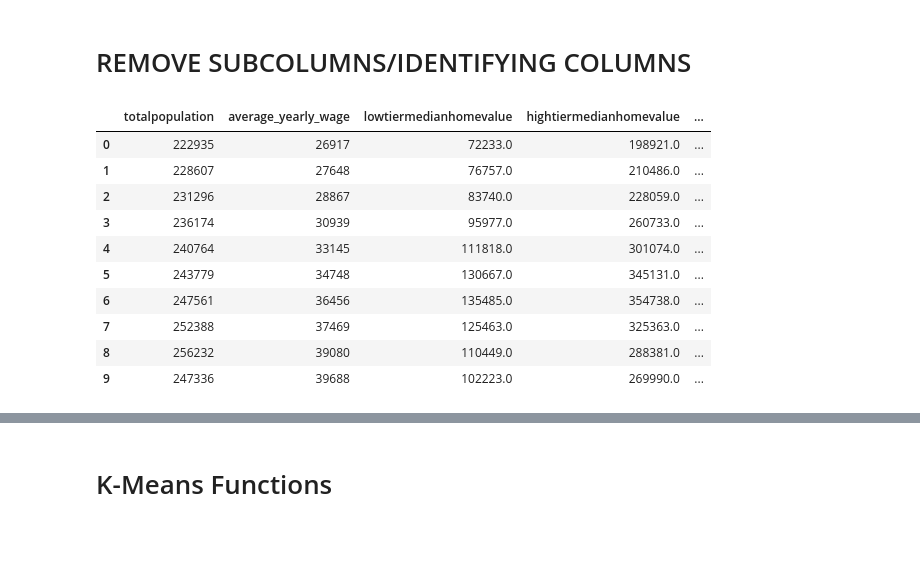
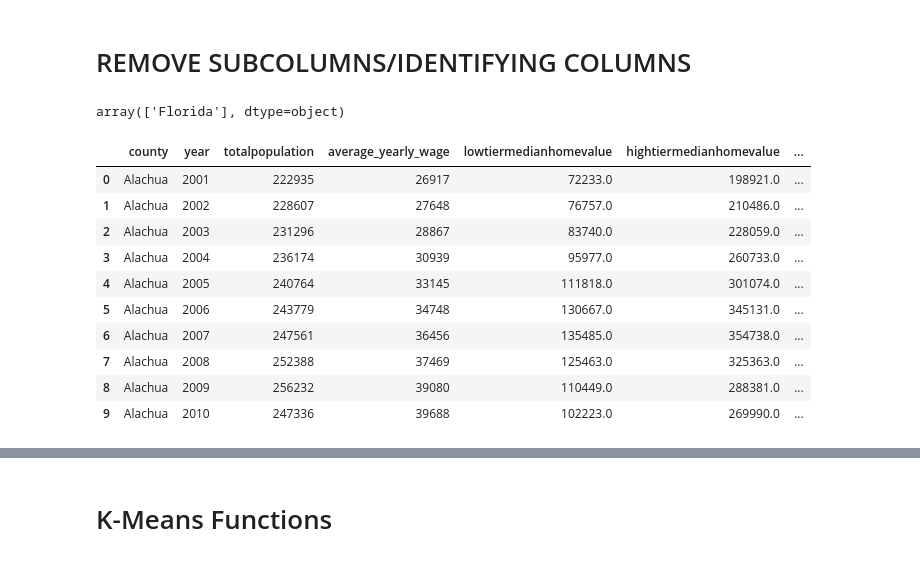
Before and after one commit to Hojo0210/finalProject, a Jupyter notebook: MLtest/MLmodels.ipynb, the cells around one changed output, grey strips where cells are left out. Drawn from its saved outputs; the diff is of its cells as text; code cells hidden in the pictures.

```diff
--- a/MLtest/MLmodels.ipynb
+++ b/MLtest/MLmodels.ipynb
@@ -141,18 +146,22 @@ CountyYrs_df.head(10)
 | 9 | Alachua | 2010 |
 # %% [markdown]
 # REMOVE SUBCOLUMNS/IDENTIFYING COLUMNS
+# %%
+M_df.state.unique()
+# %% [output]
+array(['Florida'], dtype=object)
 # %%
-M_df.drop(columns=["county","year","unincorporatedpop","incorporatedpop"], inplace=True)
+M_df.drop(columns=["state","unincorporatedpop","incorporatedpop"], inplace=True)
 M_df.head(10)
 # %% [output]
-|  | totalpopulation | average_yearly_wage | lowtiermedianhomevalue | hightiermedianhomevalue | ... |
-| 0 | 222935 | 26917 | 72233.0 | 198921.0 | ... |
-| 1 | 228607 | 27648 | 76757.0 | 210486.0 | ... |
-| 2 | 231296 | 28867 | 83740.0 | 228059.0 | ... |
-| 3 | 236174 | 30939 | 95977.0 | 260733.0 | ... |
-| 4 | 240764 | 33145 | 111818.0 | 301074.0 | ... |
-| 5 | 243779 | 34748 | 130667.0 | 345131.0 | ... |
-| 6 | 247561 | 36456 | 135485.0 | 354738.0 | ... |
-| 7 | 252388 | 37469 | 125463.0 | 325363.0 | ... |
-| 8 | 256232 | 39080 | 110449.0 | 288381.0 | ... |
-| 9 | 247336 | 39688 | 102223.0 | 269990.0 | ... |
+|  | county | year | totalpopulation | average_yearly_wage | lowtiermedianhomevalue | hightiermedianhomevalue | ... |
+| 0 | Alachua | 2001 | 222935 | 26917 | 72233.0 | 198921.0 | ... |
+| 1 | Alachua | 2002 | 228607 | 27648 | 76757.0 | 210486.0 | ... |
+| 2 | Alachua | 2003 | 231296 | 28867 | 83740.0 | 228059.0 | ... |
+| 3 | Alachua | 2004 | 236174 | 30939 | 95977.0 | 260733.0 | ... |
+| 4 | Alachua | 2005 | 240764 | 33145 | 111818.0 | 301074.0 | ... |
+| 5 | Alachua | 2006 | 243779 | 34748 | 130667.0 | 345131.0 | ... |
+| 6 | Alachua | 2007 | 247561 | 36456 | 135485.0 | 354738.0 | ... |
+| 7 | Alachua | 2008 | 252388 | 37469 | 125463.0 | 325363.0 | ... |
+| 8 | Alachua | 2009 | 256232 | 39080 | 110449.0 | 288381.0 | ... |
+| 9 | Alachua | 2010 | 247336 | 39688 | 102223.0 | 269990.0 | ... |
```
Also changed, not shown: parts of 12 cells of this notebook, 1 other file.
